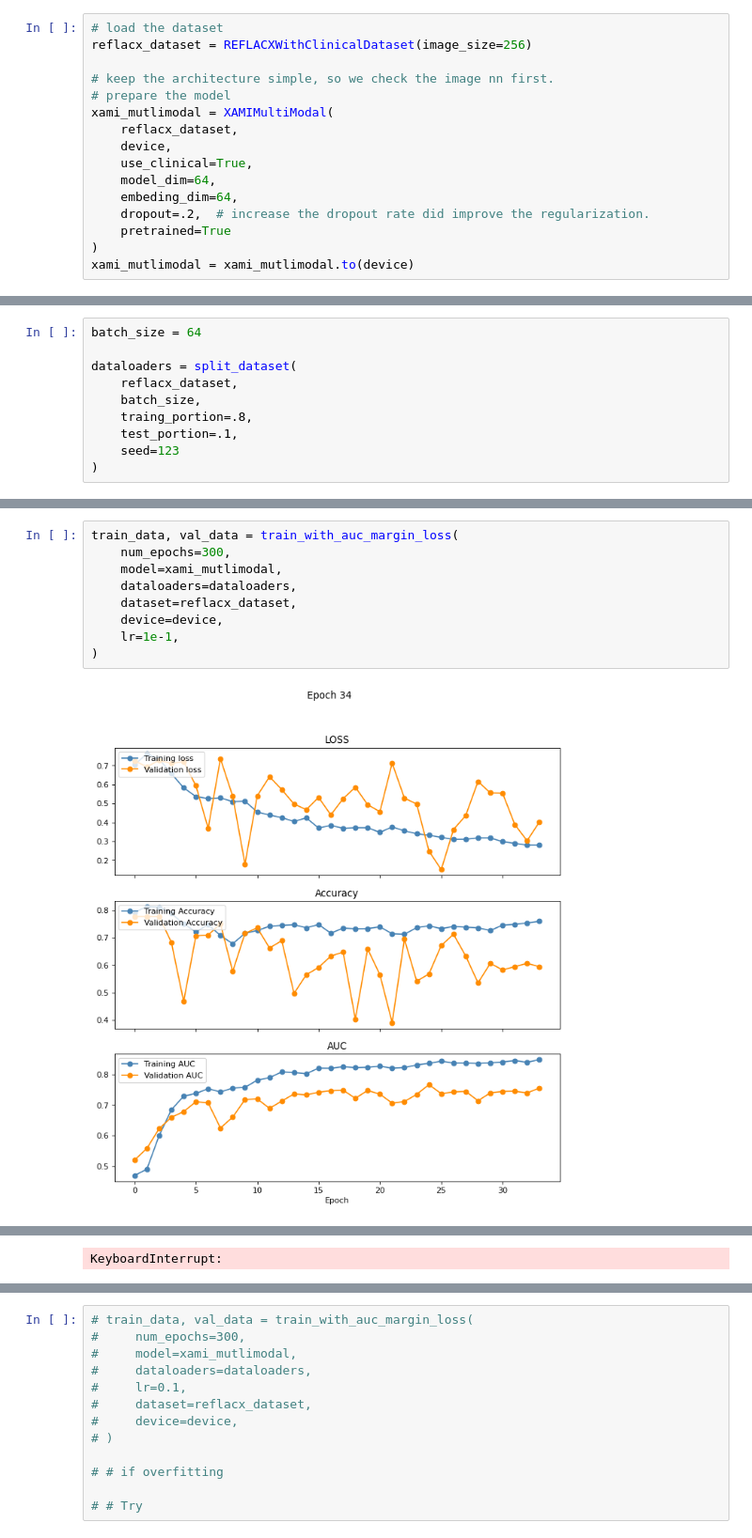
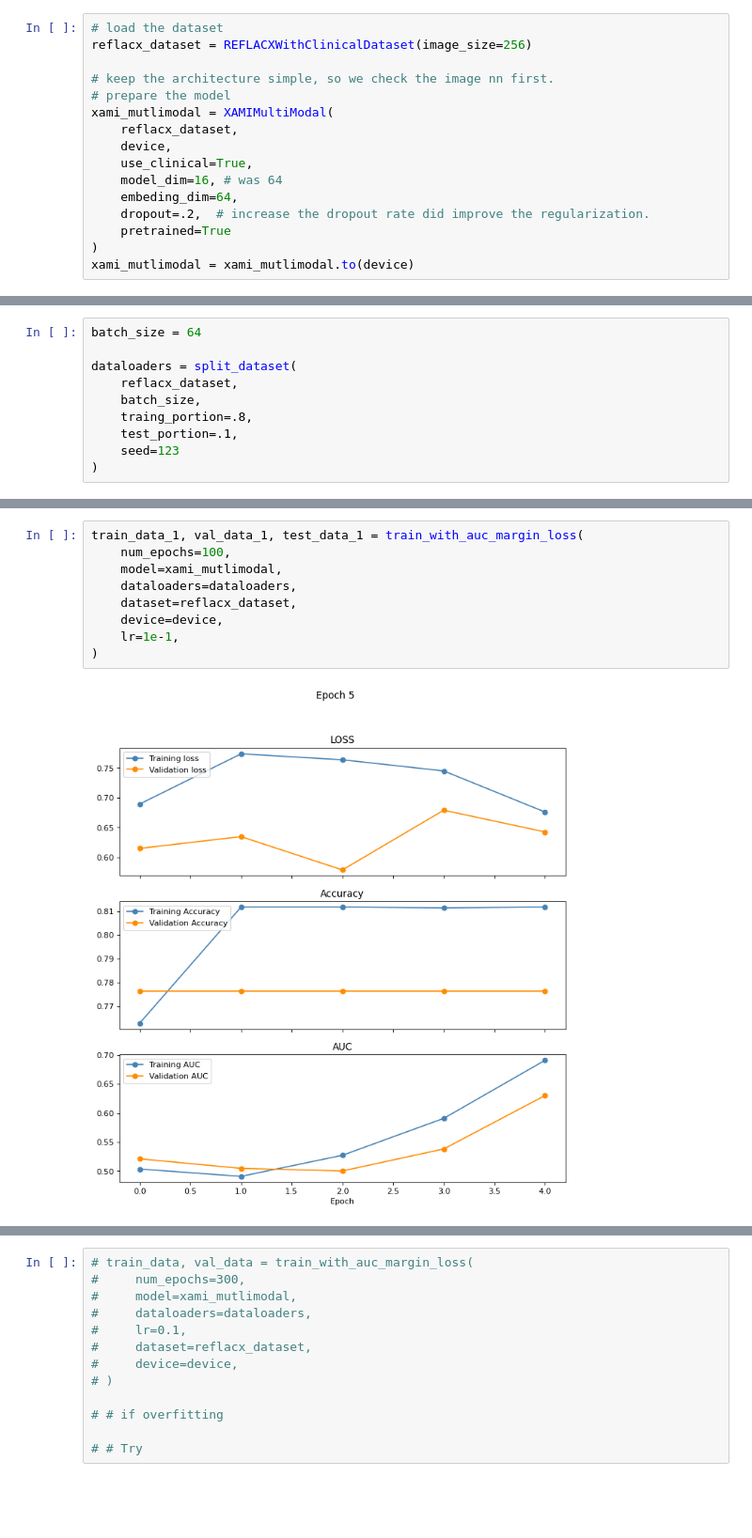
Before and after one commit to ChihchengHsieh/Multimodal-Medical-Diagnosis-System, a Jupyter notebook: train.ipynb, the cells around one changed output, grey strips where cells are left out. Shown at 94% size. Saved outputs shown, nothing was run; the diff lists cells and outputs as text; blank space fills up the shorter version.

```diff
--- a/train.ipynb
+++ b/train.ipynb
@@ -23,7 +23,7 @@ xami_mutlimodal = XAMIMultiModal(
     reflacx_dataset,
     device,
     use_clinical=True,
-    model_dim=64,
+    model_dim=16, # was 64
     embeding_dim=64,
     dropout=.2,  # increase the dropout rate did improve the regularization.
     pretrained=True
@@ -69,14 +67,14 @@ dataloaders = split_dataset(
 
 # # scheduler = None
 # %%
-train_data, val_data = train_with_auc_margin_loss(
-    num_epochs=300,
+train_data_1, val_data_1, test_data_1 = train_with_auc_margin_loss(
+    num_epochs=100,
     model=xami_mutlimodal,
     dataloaders=dataloaders,
     dataset=reflacx_dataset,
     device=device,
     lr=1e-1,
 )
 # %% [output]
-[figure, old version]
+[figure, new version]
 ====================Current Learning Rate====================
@@ -99 +96,0 @@ train_data, val_data = train_with_auc_margin_loss(
-KeyboardInterrupt:
```
Also changed, not shown: parts of 8 cells of this notebook, 17 other files.
